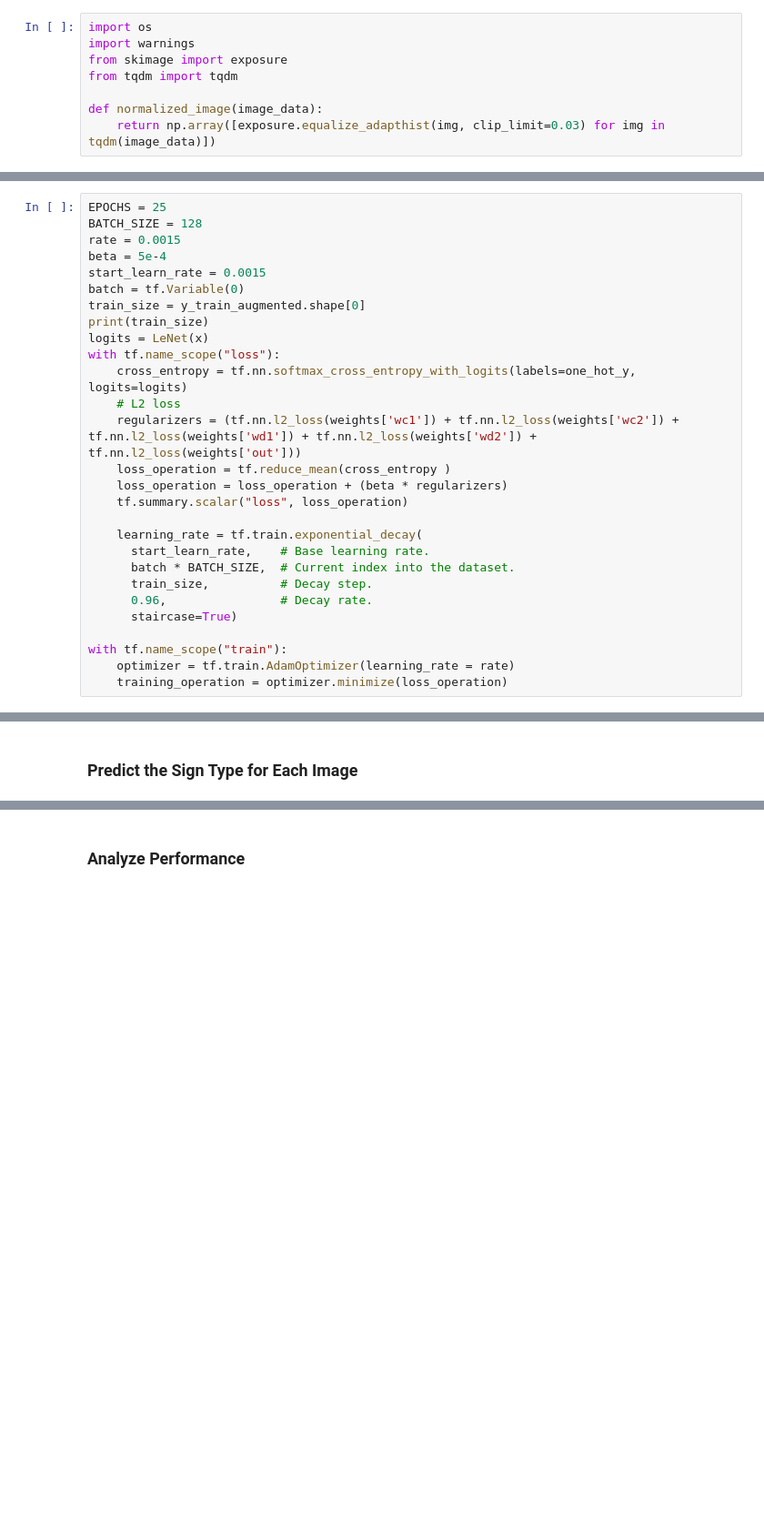
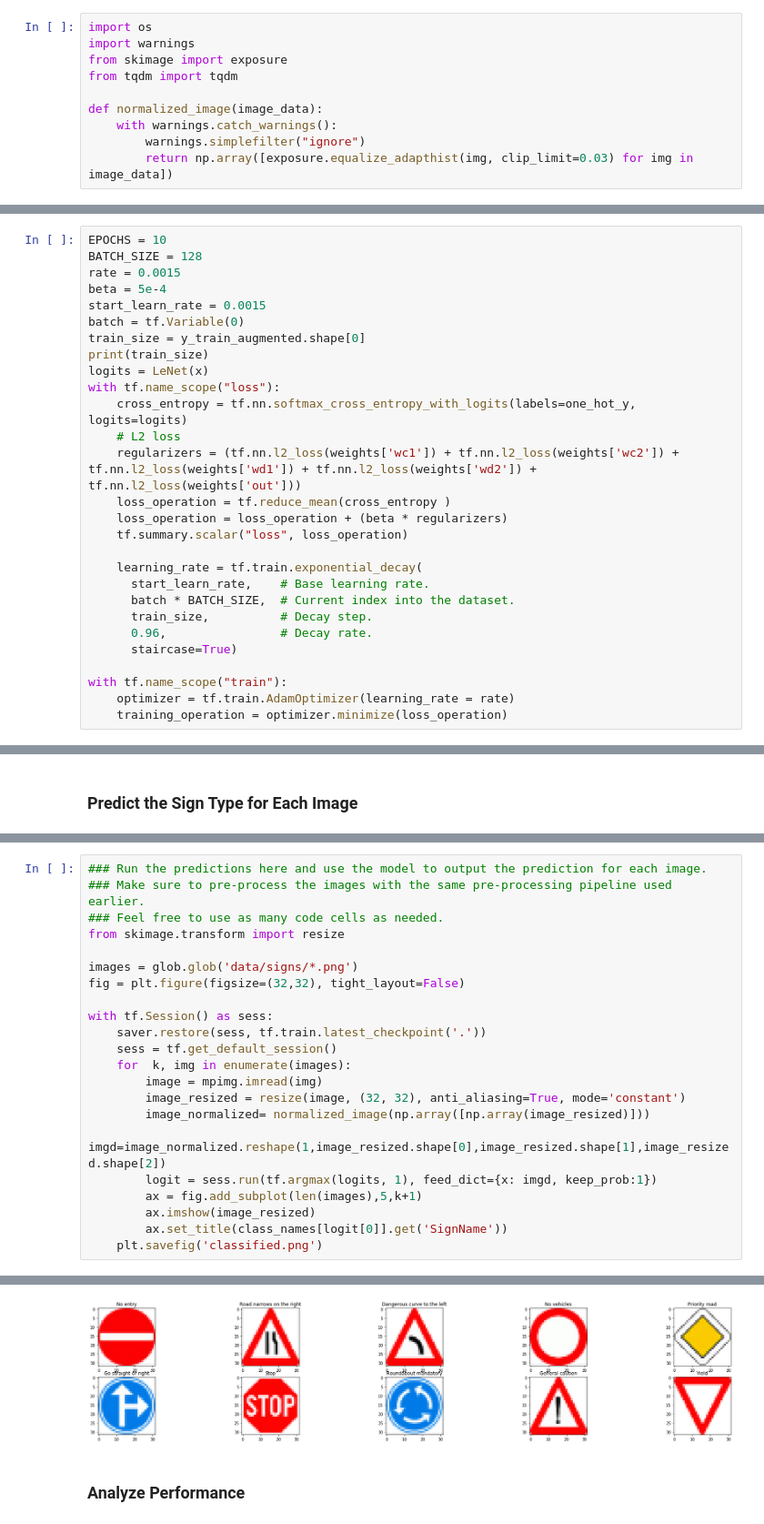
Before and after one commit to joseppii/Traffic-Sign-Classifier-Project, a Jupyter notebook: Traffic_Sign_Classifier.ipynb, the cells around one changed output, grey strips where cells are left out. Shown: that part at 91% size. Saved outputs shown, nothing was run; the diff lists cells and outputs as text; blank space fills up the shorter version.

```diff
--- a/Traffic_Sign_Classifier.ipynb
+++ b/Traffic_Sign_Classifier.ipynb
@@ -172,7 +178,9 @@ from skimage import exposure
 from tqdm import tqdm
 
 def normalized_image(image_data):
-    return np.array([exposure.equalize_adapthist(img, clip_limit=0.03) for img in tqdm(image_data)])
+    with warnings.catch_warnings():
+        warnings.simplefilter("ignore")
+        return np.array([exposure.equalize_adapthist(img, clip_limit=0.03) for img in image_data])
 # %%
 normalized_data_file = 'data/normalized_data.p'
 normalized_data = {}
@@ -430,7 +448,7 @@ y = tf.placeholder(tf.int32, (None), name="labels")
 one_hot_y = tf.one_hot(y, n_classes)
 keep_prob = tf.placeholder(tf.float32)
 # %%
-EPOCHS = 25
+EPOCHS = 10
 BATCH_SIZE = 128
 rate = 0.0015
 beta = 5e-4
@@ -530,0 +590,23 @@ You may find `signnames.csv` useful as it contains mappings from the class id (i
+# %%
+### Run the predictions here and use the model to output the prediction for each image.
+### Make sure to pre-process the images with the same pre-processing pipeline used earlier.
+### Feel free to use as many code cells as needed.
+from skimage.transform import resize
+
+images = glob.glob('data/signs/*.png')
+fig = plt.figure(figsize=(32,32), tight_layout=False)
+
+with tf.Session() as sess:
+    saver.restore(sess, tf.train.latest_checkpoint('.'))
+    sess = tf.get_default_session()
+    for  k, img in enumerate(images):
+        image = mpimg.imread(img)
+        image_resized = resize(image, (32, 32), anti_aliasing=True, mode='constant')
+        image_normalized= normalized_image(np.array([np.array(image_resized)]))
+        imgd=image_normalized.reshape(1,image_resized.shape[0],image_resized.shape[1],image_resized.shape[2])
+        logit = sess.run(tf.argmax(logits, 1), feed_dict={x: imgd, keep_prob:1})
+        ax = fig.add_subplot(len(images),5,k+1)
+        ax.imshow(image_resized)
+        ax.set_title(class_names[logit[0]].get('SignName'))
+    plt.savefig('classified.png')
+# %% [output]
@@ -531,3 +614,4 @@ You may find `signnames.csv` useful as it contains mappings from the class id (i
+[figure, added]
 # %% [markdown]
 ### Analyze Performance
 # %%
```
Also changed, not shown: parts of 15 cells of this notebook.
